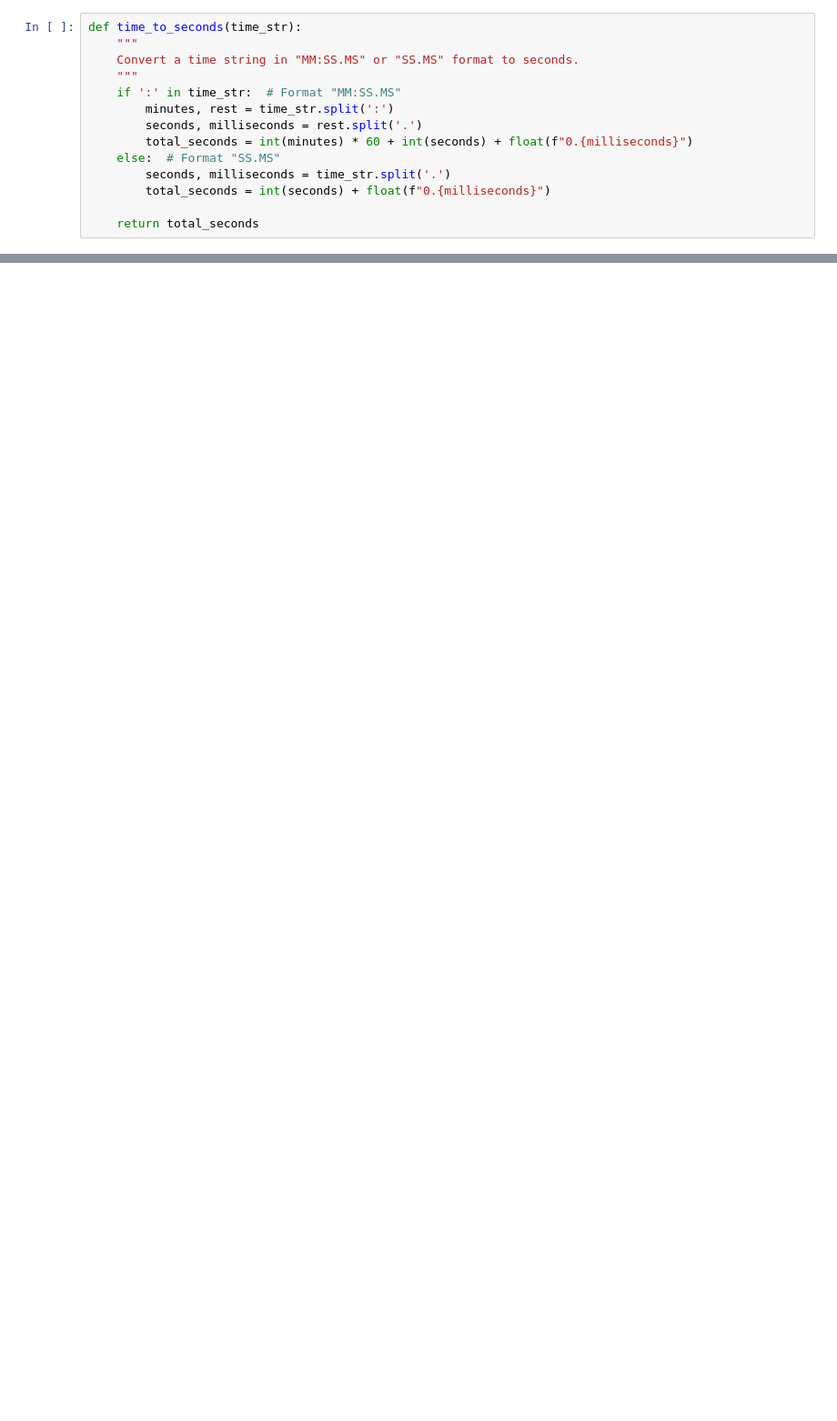
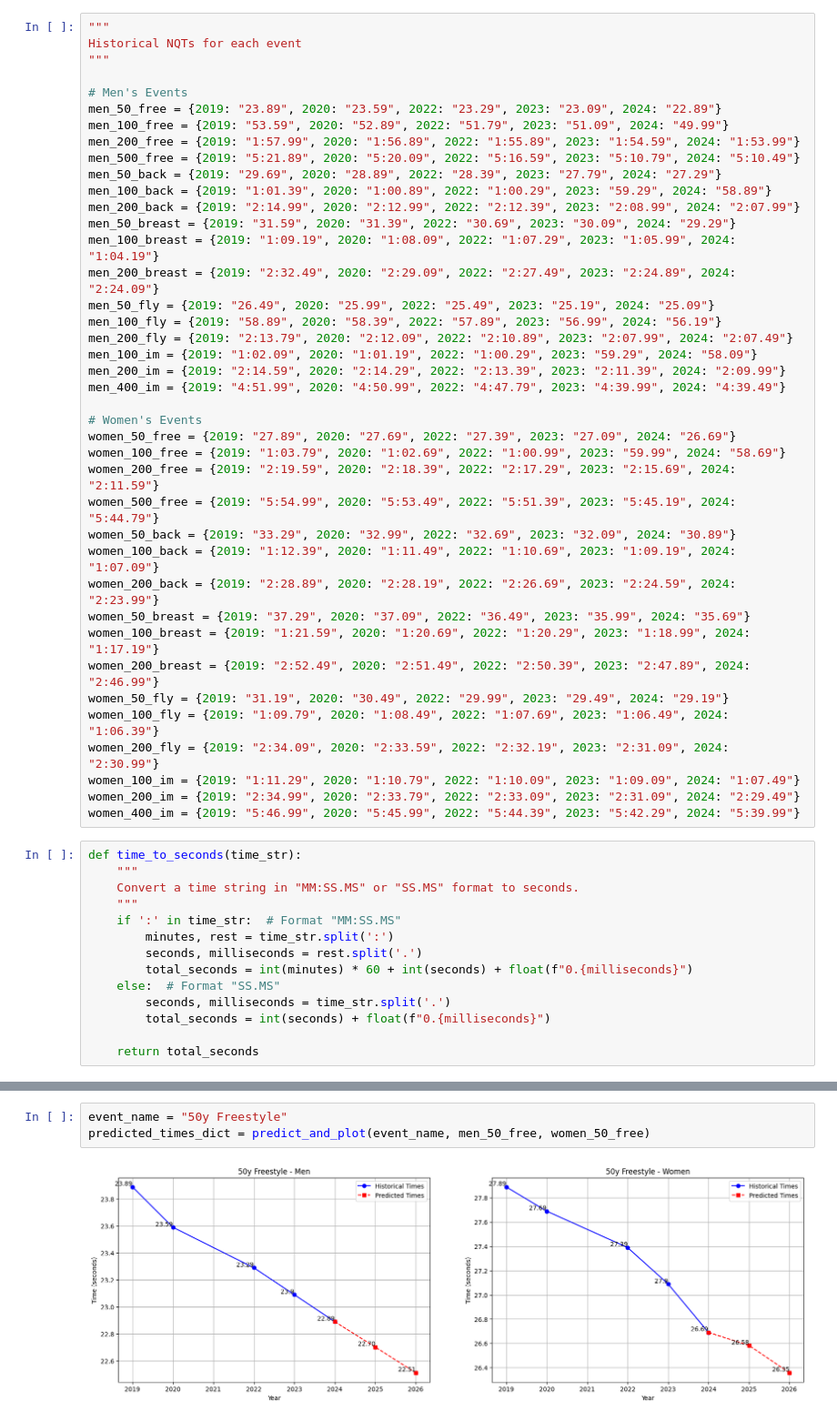
Before and after one commit to ZTW21/Prediction-Model-CCS-NQTs, a Jupyter notebook: Prediction Model CCS NQT.ipynb, the cells around one changed output, grey strips where cells are left out. Shown at 91% size. Cells and saved outputs as stored; diff of their text form; blank space fills up the shorter version.

```diff
--- a/Prediction Model CCS NQT.ipynb
+++ b/Prediction Model CCS NQT.ipynb
@@ -8,3 +4,43 @@ Historical Times for each event
+# %%
+"""
+Historical NQTs for each event
+"""
+
+# Men's Events
+men_50_free = {2019: "23.89", 2020: "23.59", 2022: "23.29", 2023: "23.09", 2024: "22.89"}
+men_100_free = {2019: "53.59", 2020: "52.89", 2022: "51.79", 2023: "51.09", 2024: "49.99"}
+men_200_free = {2019: "1:57.99", 2020: "1:56.89", 2022: "1:55.89", 2023: "1:54.59", 2024: "1:53.99"}
+men_500_free = {2019: "5:21.89", 2020: "5:20.09", 2022: "5:16.59", 2023: "5:10.79", 2024: "5:10.49"}
+men_50_back = {2019: "29.69", 2020: "28.89", 2022: "28.39", 2023: "27.79", 2024: "27.29"}
+men_100_back = {2019: "1:01.39", 2020: "1:00.89", 2022: "1:00.29", 2023: "59.29", 2024: "58.89"}
+men_200_back = {2019: "2:14.99", 2020: "2:12.99", 2022: "2:12.39", 2023: "2:08.99", 2024: "2:07.99"}
+men_50_breast = {2019: "31.59", 2020: "31.39", 2022: "30.69", 2023: "30.09", 2024: "29.29"}
+men_100_breast = {2019: "1:09.19", 2020: "1:08.09", 2022: "1:07.29", 2023: "1:05.99", 2024: "1:04.19"}
+men_200_breast = {2019: "2:32.49", 2020: "2:29.09", 2022: "2:27.49", 2023: "2:24.89", 2024: "2:24.09"}
+men_50_fly = {2019: "26.49", 2020: "25.99", 2022: "25.49", 2023: "25.19", 2024: "25.09"}
+men_100_fly = {2019: "58.89", 2020: "58.39", 2022: "57.89", 2023: "56.99", 2024: "56.19"}
+men_200_fly = {2019: "2:13.79", 2020: "2:12.09", 2022: "2:10.89", 2023: "2:07.99", 2024: "2:07.49"}
+men_100_im = {2019: "1:02.09", 2020: "1:01.19", 2022: "1:00.29", 2023: "59.29", 2024: "58.09"}
+men_200_im = {2019: "2:14.59", 2020: "2:14.29", 2022: "2:13.39", 2023: "2:11.39", 2024: "2:09.99"}
+men_400_im = {2019: "4:51.99", 2020: "4:50.99", 2022: "4:47.79", 2023: "4:39.99", 2024: "4:39.49"}
+
+# Women's Events
+women_50_free = {2019: "27.89", 2020: "27.69", 2022: "27.39", 2023: "27.09", 2024: "26.69"}
+women_100_free = {2019: "1:03.79", 2020: "1:02.69", 2022: "1:00.99", 2023: "59.99", 2024: "58.69"}
+women_200_free = {2019: "2:19.59", 2020: "2:18.39", 2022: "2:17.29", 2023: "2:15.69", 2024: "2:11.59"}
+women_500_free = {2019: "5:54.99", 2020: "5:53.49", 2022: "5:51.39", 2023: "5:45.19", 2024: "5:44.79"}
+women_50_back = {2019: "33.29", 2020: "32.99", 2022: "32.69", 2023: "32.09", 2024: "30.89"}
+women_100_back = {2019: "1:12.39", 2020: "1:11.49", 2022: "1:10.69", 2023: "1:09.19", 2024: "1:07.09"}
+women_200_back = {2019: "2:28.89", 2020: "2:28.19", 2022: "2:26.69", 2023: "2:24.59", 2024: "2:23.99"}
+women_50_breast = {2019: "37.29", 2020: "37.09", 2022: "36.49", 2023: "35.99", 2024: "35.69"}
+women_100_breast = {2019: "1:21.59", 2020: "1:20.69", 2022: "1:20.29", 2023: "1:18.99", 2024: "1:17.19"}
+women_200_breast = {2019: "2:52.49", 2020: "2:51.49", 2022: "2:50.39", 2023: "2:47.89", 2024: "2:46.99"}
+women_50_fly = {2019: "31.19", 2020: "30.49", 2022: "29.99", 2023: "29.49", 2024: "29.19"}
+women_100_fly = {2019: "1:09.79", 2020: "1:08.49", 2022: "1:07.69", 2023: "1:06.49", 2024: "1:06.39"}
+women_200_fly = {2019: "2:34.09", 2020: "2:33.59", 2022: "2:32.19", 2023: "2:31.09", 2024: "2:30.99"}
+women_100_im = {2019: "1:11.29", 2020: "1:10.79", 2022: "1:10.09", 2023: "1:09.09", 2024: "1:07.49"}
+women_200_im = {2019: "2:34.99", 2020: "2:33.79", 2022: "2:33.09", 2023: "2:31.09", 2024: "2:29.49"}
+women_400_im = {2019: "5:46.99", 2020: "5:45.99", 2022: "5:44.39", 2023: "5:42.29", 2024: "5:39.99"}
 # %%
 def time_to_seconds(time_str):
     """
@@ -105,0 +113,5 @@ print(predicted_times_str)
+# %%
+event_name = "50y Freestyle"
+predicted_times_dict = predict_and_plot(event_name, men_50_free, women_50_free)
+# %% [output]
+[figure, added]
```
Also changed, not shown: parts of 18 cells of this notebook, 2 other files.
